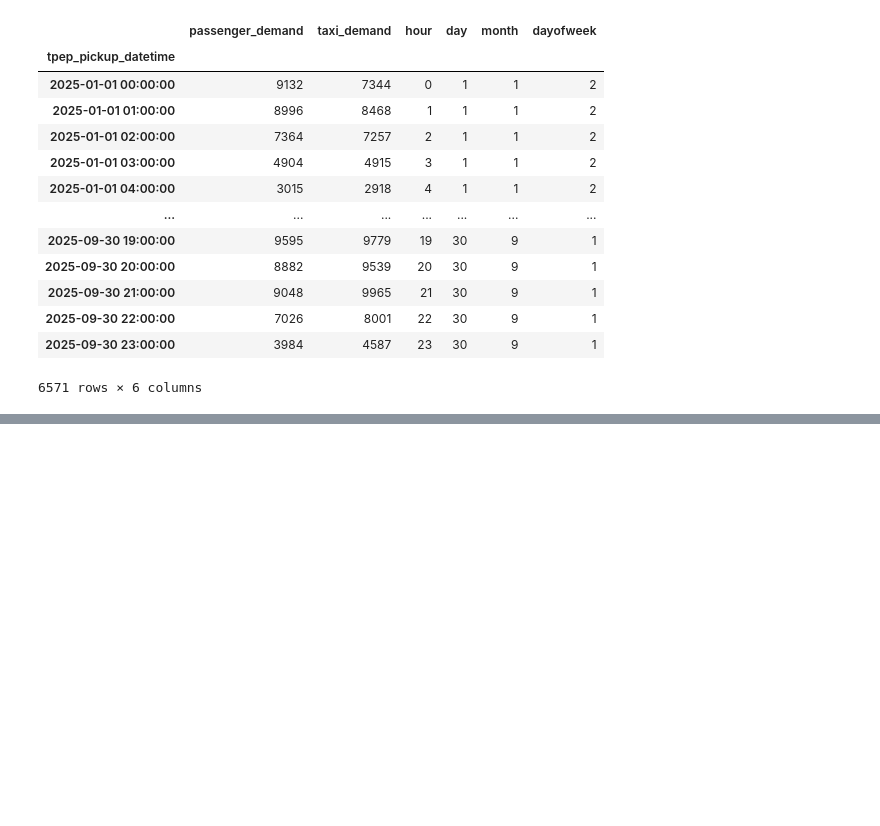
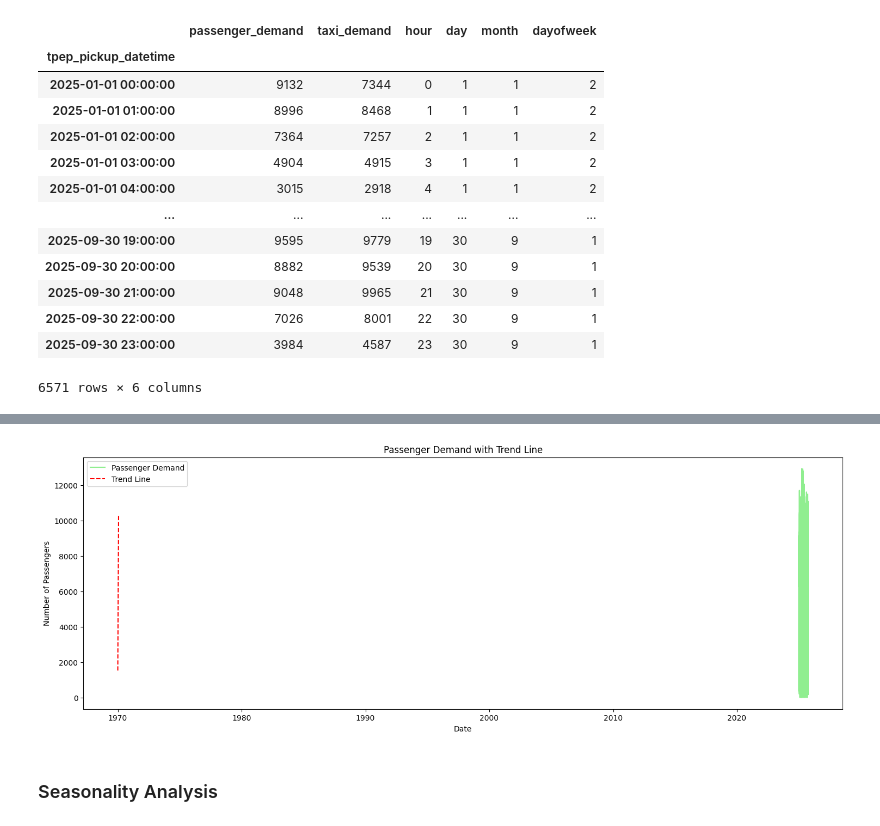
Before and after one commit to Rasel1435/yellow-taxi-demand-analysis, a Jupyter notebook: 1_Data_Preprocess/a_EDA/b_TimeSeriesAnalysis.ipynb, the cells around one changed output, grey strips where cells are left out. Saved outputs shown, nothing was run; the diff lists cells and outputs as text; code cells hidden in the pictures; blank space fills up the shorter version.

```diff
--- a/1_Data_Preprocess/a_EDA/b_TimeSeriesAnalysis.ipynb
+++ b/1_Data_Preprocess/a_EDA/b_TimeSeriesAnalysis.ipynb
@@ -121,0 +154,21 @@ add_timed_features(data)
+# %%
+# Extract the date index as a numerical variable
+x_values = data.index.hour.values.reshape(-1,1)
+
+# Fit a linear regression model to estimate the trend
+reg = SGDRegressor().fit(x_values, data['passenger_demand'])
+
+# Visualize the trend line
+trend_line = reg.predict(x_values)
+plt.figure(figsize=(18, 6))
+plt.plot(data['passenger_demand'], label='Passenger Demand', color='lightgreen')
+plt.plot(data.index.hour.values, trend_line, label='Trend Line', color='red', linestyle='--')
+plt.title('Passenger Demand with Trend Line')
+plt.xlabel('Date')
+plt.ylabel('Number of Passengers')
+plt.legend()
+plt.show()
+# %% [output]
+[figure, added]
+# %% [markdown]
+### Seasonality Analysis
```
Also changed, not shown: parts of 25 cells of this notebook.
